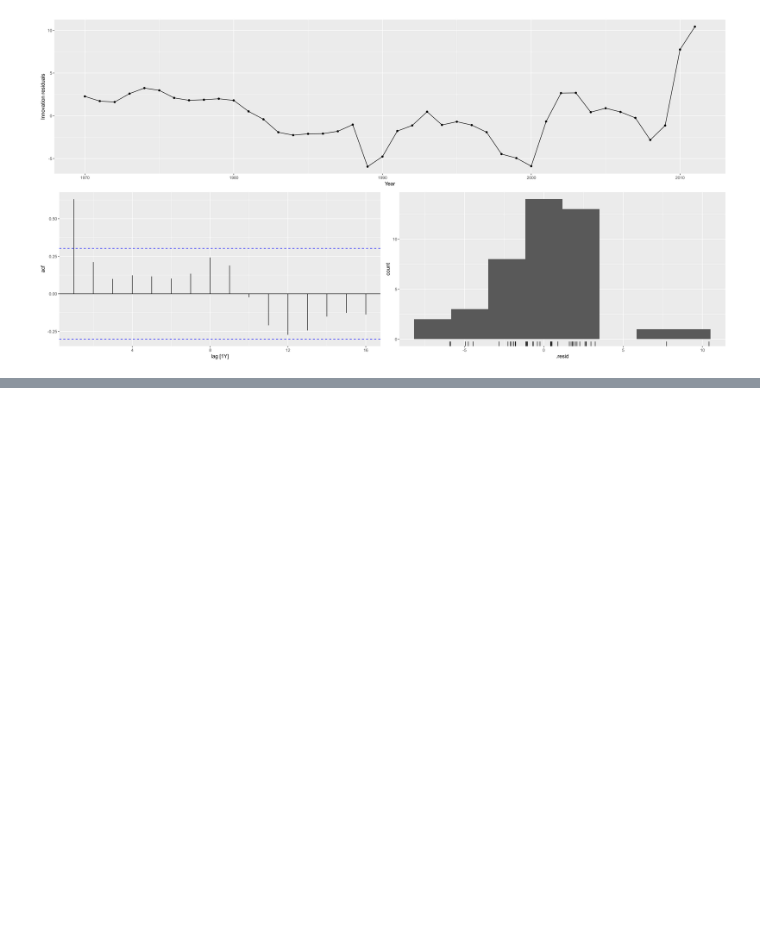
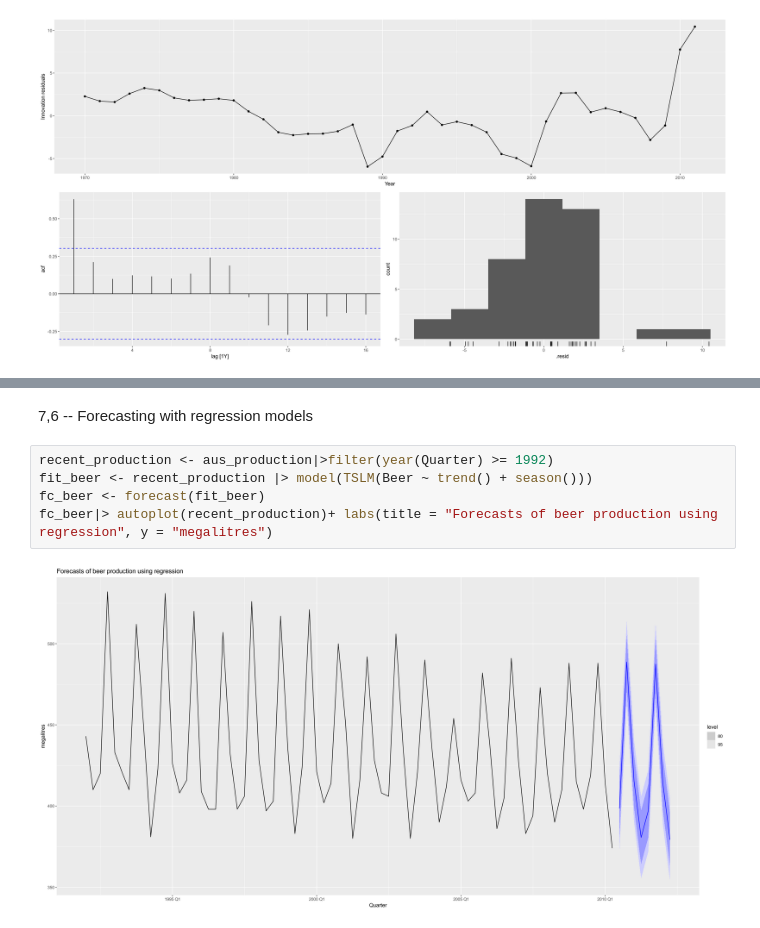
Before and after one commit to ARKA1112/Time_Series_R, a Jupyter notebook: OTEXTS_7.ipynb, the cells around one changed output, grey strips where cells are left out. Cells and saved outputs as stored; diff of their text form; blank space fills up the shorter version.

```diff
--- a/OTEXTS_7.ipynb
+++ b/OTEXTS_7.ipynb
@@ -248,0 +359,9 @@ fit|>gg_tsresiduals()
+# %% [markdown]
+7,6 -- Forecasting with regression models
+# %%
+recent_production <- aus_production|>filter(year(Quarter) >= 1992)
+fit_beer <- recent_production |> model(TSLM(Beer ~ trend() + season()))
+fc_beer <- forecast(fit_beer)
+fc_beer|> autoplot(recent_production)+ labs(title = "Forecasts of beer production using regression", y = "megalitres")
+# %% [output]
+[figure, added]
```
Also changed, not shown: parts of 27 cells of this notebook.
